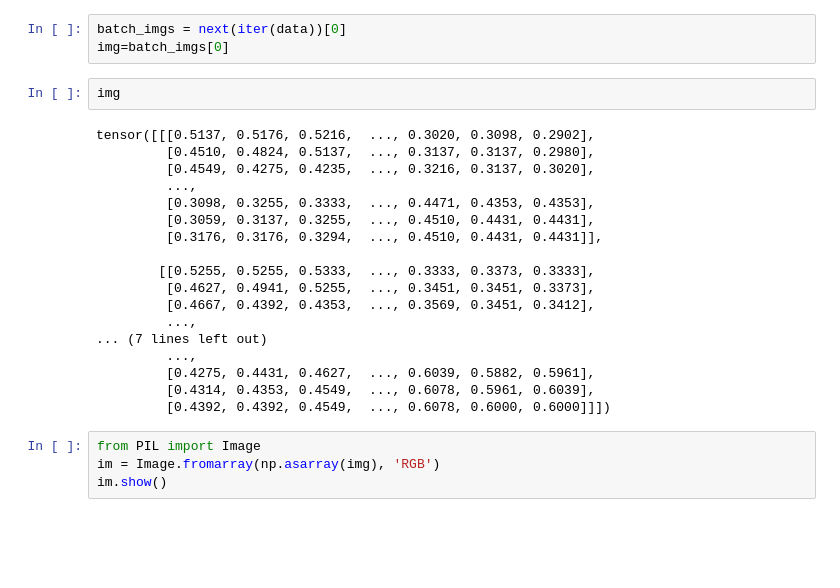
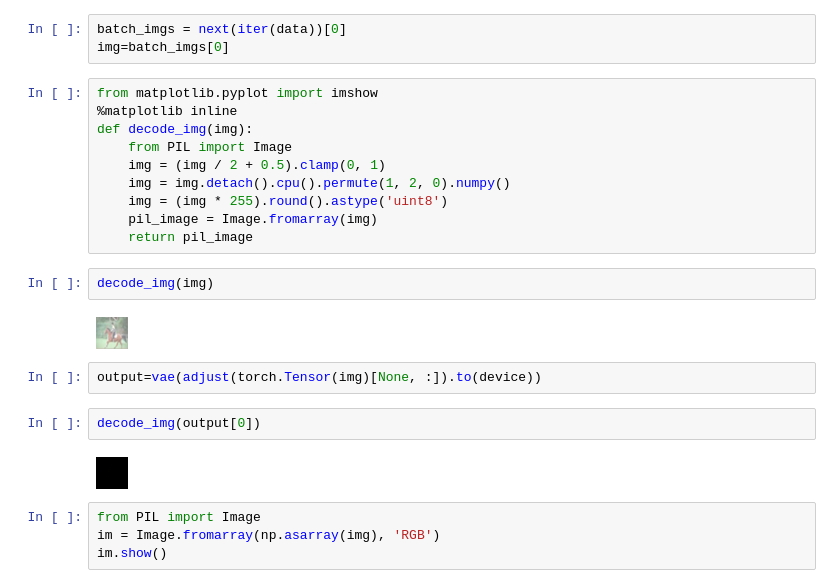
Before and after one commit to cohitai/AI_notebooks, a Jupyter notebook: VAE/VAE.ipynb, the cells around one changed output. Cells and saved outputs as stored; diff of their text form; blank space fills up the shorter version.

```diff
--- a/VAE/VAE.ipynb
+++ b/VAE/VAE.ipynb
@@ -1025,26 +1027,26 @@ Log epoch: 0
 # %%
 batch_imgs = next(iter(data))[0]
 img=batch_imgs[0]
-# %%
-img
-# %% [output]
-tensor([[[0.5137, 0.5176, 0.5216,  ..., 0.3020, 0.3098, 0.2902],
-         [0.4510, 0.4824, 0.5137,  ..., 0.3137, 0.3137, 0.2980],
-         [0.4549, 0.4275, 0.4235,  ..., 0.3216, 0.3137, 0.3020],
-         ...,
-         [0.3098, 0.3255, 0.3333,  ..., 0.4471, 0.4353, 0.4353],
-         [0.3059, 0.3137, 0.3255,  ..., 0.4510, 0.4431, 0.4431],
-         [0.3176, 0.3176, 0.3294,  ..., 0.4510, 0.4431, 0.4431]],
-
-        [[0.5255, 0.5255, 0.5333,  ..., 0.3333, 0.3373, 0.3333],
-         [0.4627, 0.4941, 0.5255,  ..., 0.3451, 0.3451, 0.3373],
-         [0.4667, 0.4392, 0.4353,  ..., 0.3569, 0.3451, 0.3412],
-         ...,
-... (7 lines left out)
-         ...,
-         [0.4275, 0.4431, 0.4627,  ..., 0.6039, 0.5882, 0.5961],
-         [0.4314, 0.4353, 0.4549,  ..., 0.6078, 0.5961, 0.6039],
-         [0.4392, 0.4392, 0.4549,  ..., 0.6078, 0.6000, 0.6000]]])
+# %%
+from matplotlib.pyplot import imshow
+%matplotlib inline
+def decode_img(img):
+    from PIL import Image
+    img = (img / 2 + 0.5).clamp(0, 1)
+    img = img.detach().cpu().permute(1, 2, 0).numpy()
+    img = (img * 255).round().astype('uint8')
+    pil_image = Image.fromarray(img)
+    return pil_image
+# %%
+decode_img(img)
+# %% [output]
+[figure, added]
+# %%
+output=vae(adjust(torch.Tensor(img)[None, :]).to(device))
+# %%
+decode_img(output[0])
+# %% [output]
+[figure, added]
 # %%
 from PIL import Image
 im = Image.fromarray(np.asarray(img), 'RGB')
```
Also changed, not shown: parts of 1 cell of this notebook.
